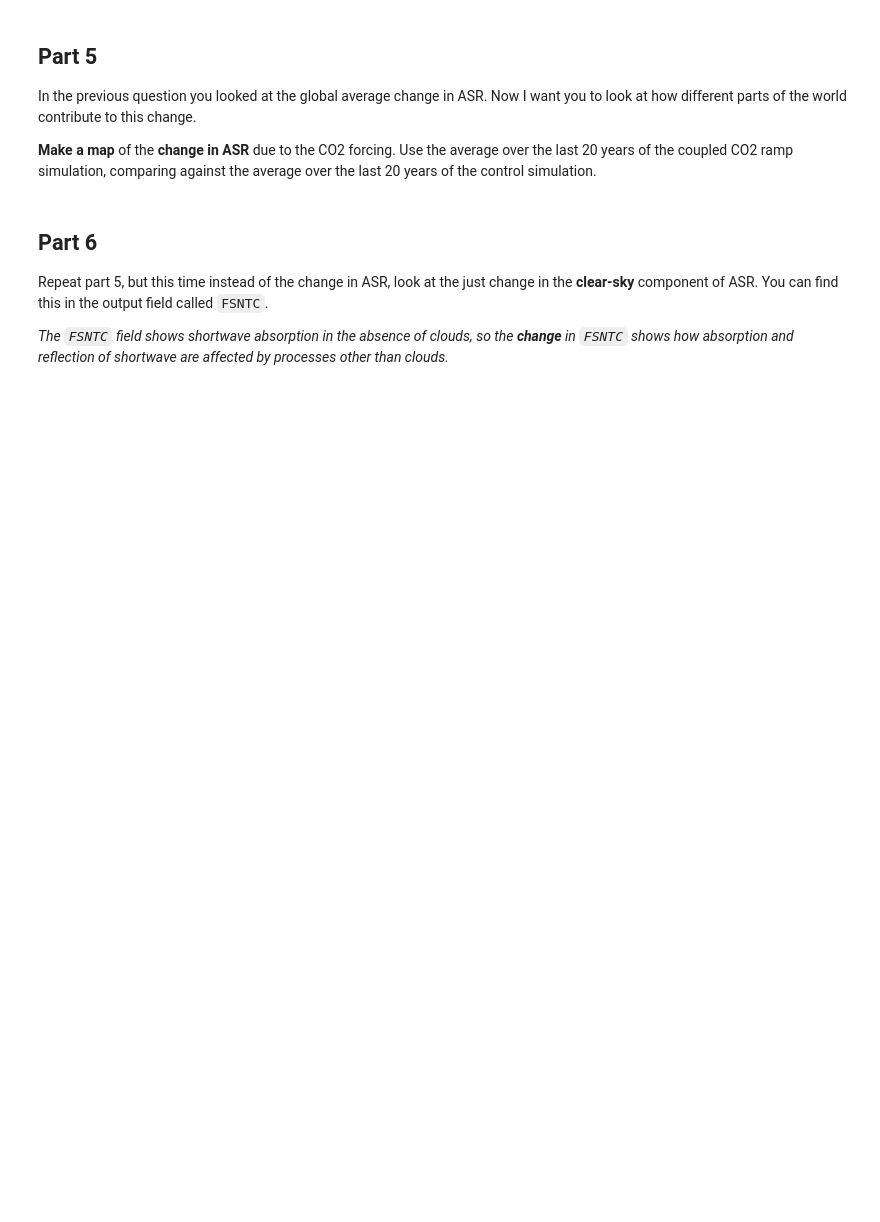
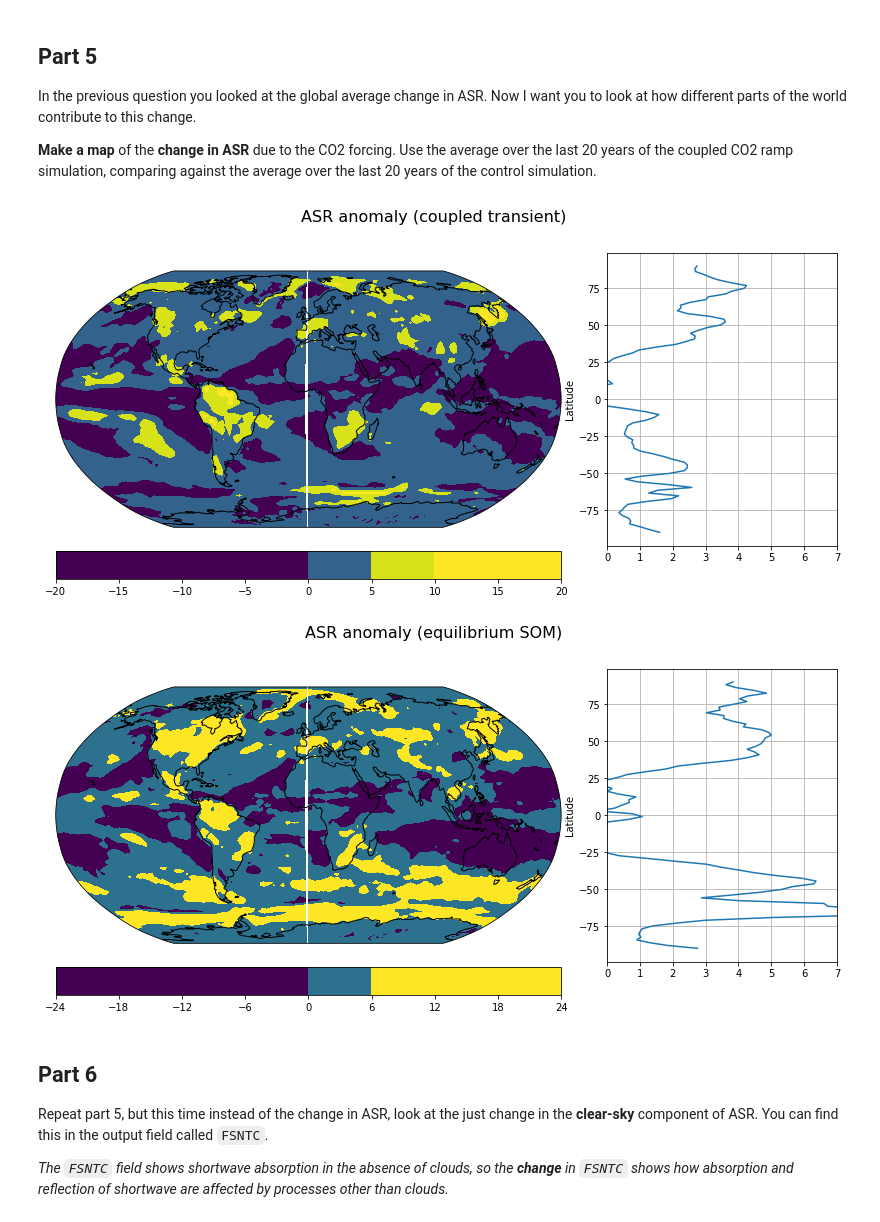
Before and after one commit to AndrewLoeppky/ClimateLaboratoryBook, a Jupyter notebook: content/courseware/assignment-cesm-climate-change-andrew-solutions.ipynb, the cells around one changed output. Drawn from its saved outputs; the diff is of its cells as text; code cells hidden in the pictures; blank space fills up the shorter version.

```diff
--- a/content/courseware/assignment-cesm-climate-change-andrew-solutions.ipynb
+++ b/content/courseware/assignment-cesm-climate-change-andrew-solutions.ipynb
@@ -163,6 +181,49 @@ Would you describe this as a **positive** or **negative** feedback?
 In the previous question you looked at the global average change in ASR. Now I want you to look at how different parts of the world contribute to this change.
 
 **Make a map** of the **change in ASR** due to the CO2 forcing. Use the average over the last 20 years of the coupled CO2 ramp simulation, comparing against the average over the last 20 years of the control simulation.
+# %%
+# copy brian's map making function
+import cartopy.crs as ccrs
+
+def make_map(field):
+    '''input field should be a 2D xarray.DataArray on a lat/lon grid.
+        Make a filled contour plot of the field, and a line plot of the zonal mean
+    '''
+    fig = plt.figure(figsize=(14,6))
+    nrows = 10; ncols = 3
+    mapax = plt.subplot2grid((nrows,ncols), (0,0), colspan=ncols-1, rowspan=nrows-1, projection=ccrs.Robinson())
+    barax = plt.subplot2grid((nrows,ncols), (nrows-1,0), colspan=ncols-1)
+    plotax = plt.subplot2grid((nrows,ncols), (0,ncols-1), rowspan=nrows-1)
+    cx = mapax.contourf(field.lon, field.lat, field, transform=ccrs.PlateCarree())
+    mapax.set_global(); mapax.coastlines();
+    plt.colorbar(cx, cax=barax, orientation='horizontal')
+    plotax.plot(field.mean(dim='lon'), field.lat)
+    plotax.set_ylabel('Latitude')
+    plotax.grid()
+    return fig, (mapax, plotax, barax), cx
+# %%
+# generate the fields we wish to map
+ASRmap_cpl_2x = atm['cpl_CO2ramp'].FSNT.isel(time=clim_slice_cpl).mean(dim='time')
+ASRmap_cpl_control = atm['cpl_control'].FSNT.isel(time=clim_slice_cpl).mean(dim='time')
+DeltaASR_cpl = ASRmap_cpl_2x - ASRmap_cpl_control
+
+ASRmap_som_2x = atm['som_2xCO2'].FSNT.isel(time=clim_slice_slab).mean(dim='time')
+ASRmap_som_control = atm['som_control'].FSNT.isel(time=clim_slice_slab).mean(dim='time')
+DeltaASR_som = ASRmap_som_2x - ASRmap_som_control
+# %%
+# make the maps
+fig, axes, cx = make_map(DeltaASR_cpl)
+fig.suptitle('ASR anomaly (coupled transient)', fontsize=16);
+axes[1].set_xlim(0,7)  # ensure the line plots have same axes
+cx.set_clim([0, 8])    # ensure the contour maps have the same color intervals
+
+fig, axes,cx  = make_map(DeltaASR_som)
+fig.suptitle('ASR anomaly (equilibrium SOM)', fontsize=16);
+axes[1].set_xlim(0,7)
+cx.set_clim([0, 8])
+# %% [output]
+[figure, added]
+[figure, added]
 # %% [markdown]
 ## Part 6
 
```
Also changed, not shown: parts of 8 cells of this notebook.
